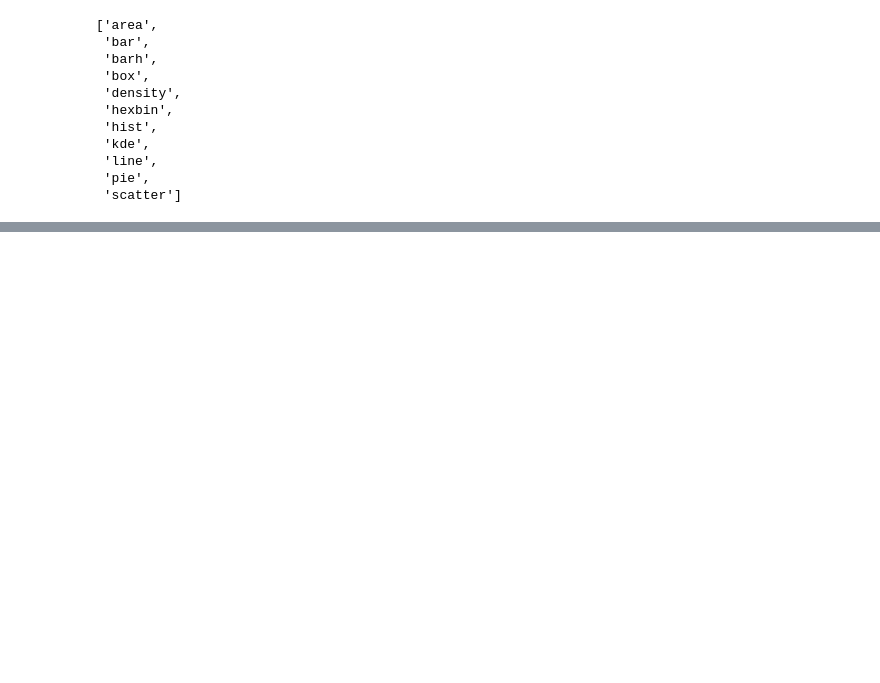
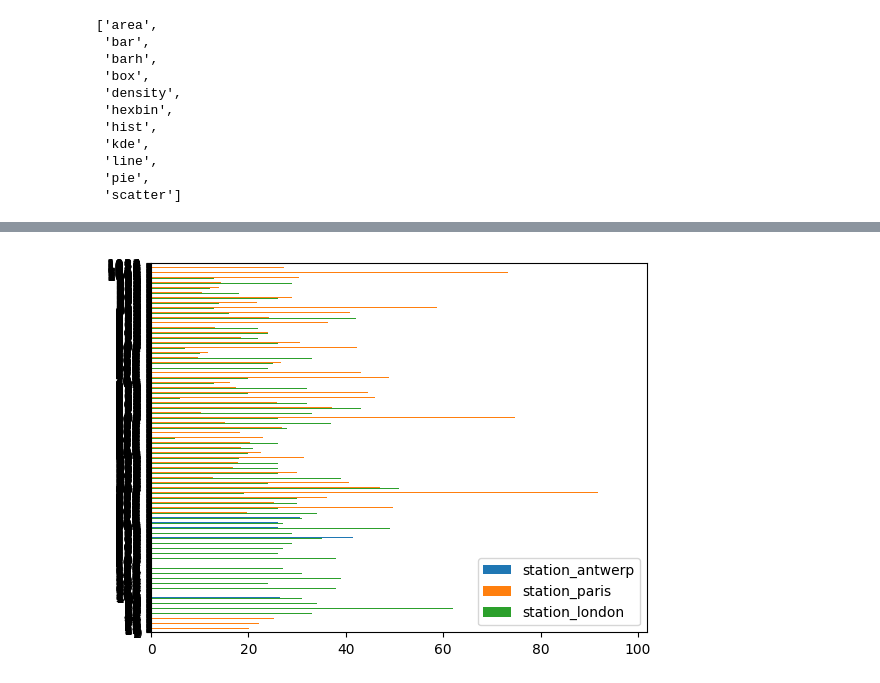
Before and after one commit to mngugi/Work_Book_Projects, a Jupyter notebook: Air_Quality.ipynb, the cells around one changed output, grey strips where cells are left out. Cells and saved outputs as stored; diff of their text form; code cells hidden in the pictures; blank space fills up the shorter version.

```diff
--- a/Air_Quality.ipynb
+++ b/Air_Quality.ipynb
@@ -90,0 +109,5 @@ plt.show()
+# %%
+dt.plot.barh()
+plt.show()
+# %% [output]
+[figure, added]
```
Also changed, not shown: parts of 9 cells of this notebook.
